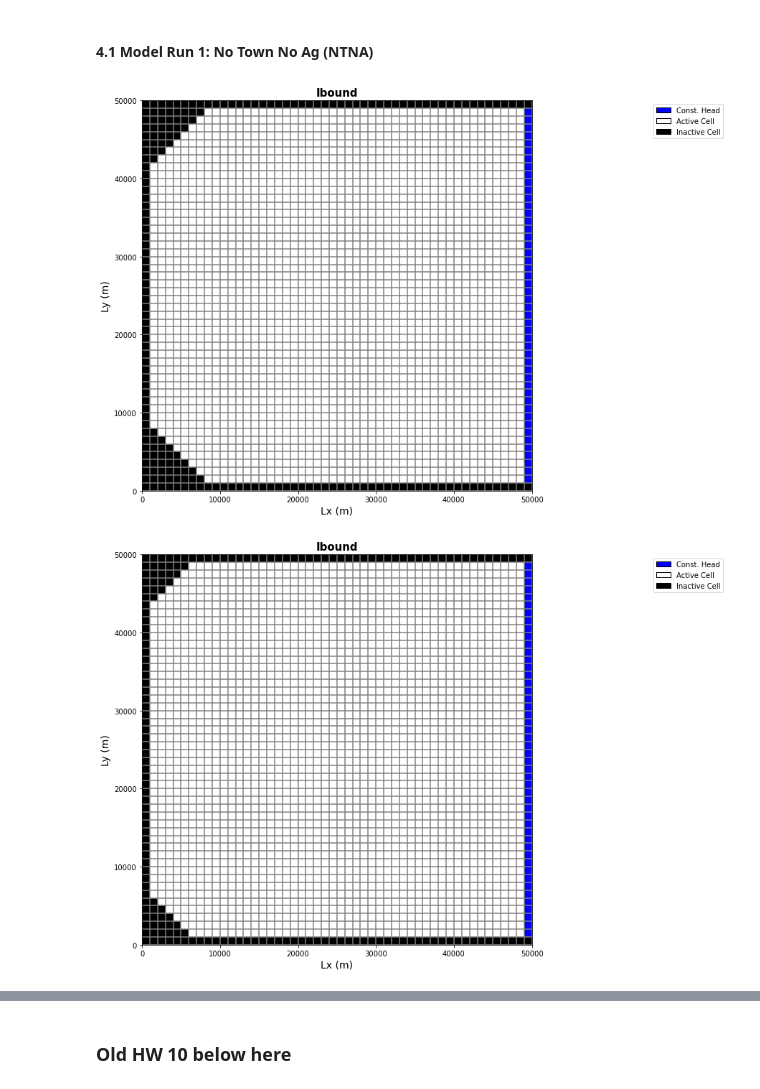
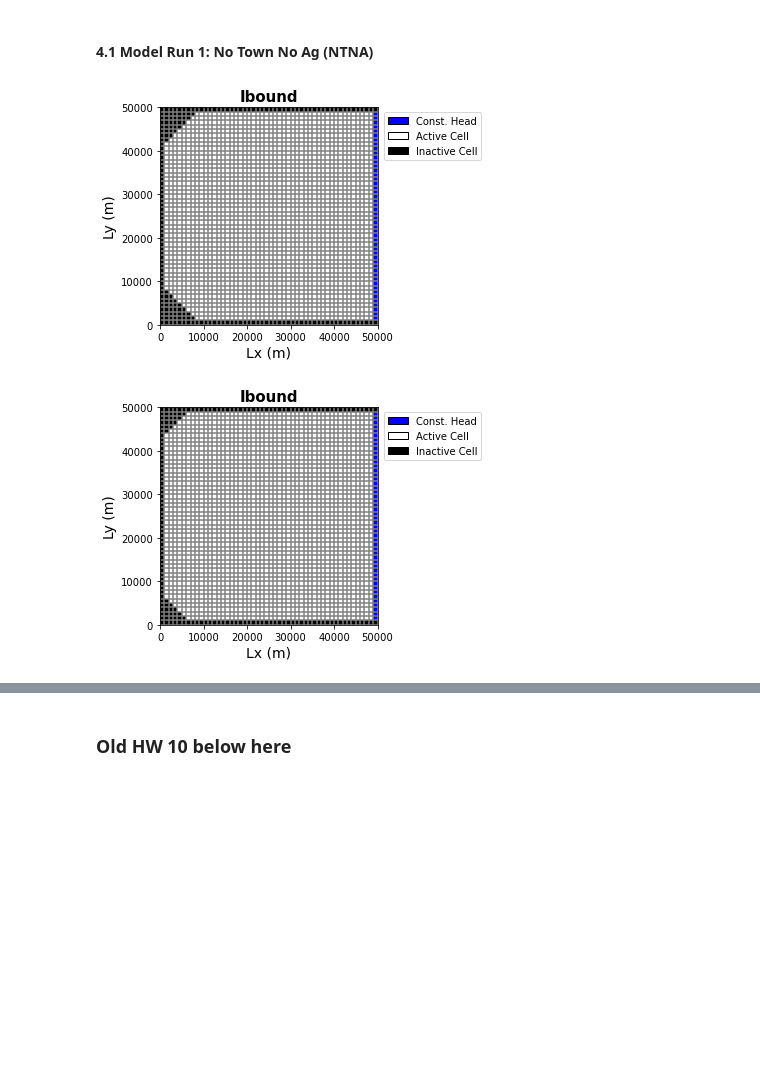
Before and after one commit to GW-modelling-Spring2022/homework-akahler03, a Jupyter notebook: Working/HW12_WatershedModel/HW12_restart_HW10.ipynb, the cells around one changed output, grey strips where cells are left out. Cells and saved outputs as stored; diff of their text form; code cells hidden in the pictures; blank space fills up the shorter version.

```diff
--- a/Working/HW12_WatershedModel/HW12_restart_HW10.ipynb
+++ b/Working/HW12_WatershedModel/HW12_restart_HW10.ipynb
@@ -153,26 +153,14 @@ dis = flopy.modflow.ModflowDis(model=m1, nlay=nlay, nrow=nrow, ncol=ncol,
 
 # Boundary and initial conditions - bas
 #Define cell activity (IBOUND)
-#ibound = np.ones((nlay, nrow, ncol), dtype=np.int32) #integer array of dim (z,y,x), makes all cells active
-#ibound[:,:,0] = -1          #replace leftmost column (all zs, all ys, first x) with -1 to indicate constant head
-#ibound[:,:,49] = -1          #replace rightmost column (all zs, all ys, first x) with -1 to indicate constant head
-ibound = np.ones((nlay, nrow, ncol), dtype=np.int32)
+ibound = np.ones((nlay, nrow, ncol), dtype=np.int32)     #array of ones to make every cell active
 ibound[:, :, -1] = -1   #right boundary of constant head
 ibound[:,:,0] = 0       #left boundary of no flow
 ibound[:,0,:] = 0       #top boundary of no flow
 ibound[:,-1,:] = 0      #bottom boundary of no flow
 
 #Impermeable Bedrock
-#Top layer - upper and lower left
-#for i in range(0,6):
-#    ibound[0:, i, 0:6-i] = 0
-#for i in range(0,6):
-#    ibound[0:, 44+i, 0:1+i] = 0
-
-#Middle layer - upper and lower left
-#for i in range(0,8):
-#    ibound[1, i, 0:8-i] = 0
-
+#Loop credited to David Morales, after much individual and collaborative troubleshooting
 for i in range(0,9):                     #top layer bedrock
     if i <= 5:
         ibound[0, i, 0:5-i] = 0
@@ -186,19 +174,6 @@ for i in range(0,9):                     #top layer bedrock
             ibound[2, k, 0:9-k] = 0
             ibound[2, -1-k, 0:9-k] = 0
 
-
-
-
-#for i in range(0,8):               #adding this throws a termination error - non converge
-#    ibound[1, 42+i, 0:1+i] = 0
-
-#Bottom layer - upper and lower left
-#for i in range(0,10):              #adding this throws a termination error - non converge
-#    ibound[2, i, 0:10-i] = 0
-#for i in range(0,10):              #adding this throws a termination error - non converge
-#    ibound[2, 40+i, 0:1+i] = 0
-
-
 #setup initial heads as 1 everywhere except on the boundaries
 H_init = np.ones((nlay, nrow, ncol), dtype=np.float32)  #float array (i.e. decimal), sets all heads to 1.0
 H_init[:, :, :] = h_right    #initialize the entire domain to the right head value
@@ -207,7 +182,7 @@ bas = flopy.modflow.ModflowBas(m1, ibound=ibound, strt=H_init)
 #------------------------------------------------------
 #Model Map Layer 2
 #plot grid and ibound
-plt.figure(figsize = (10,10))
+plt.figure(figsize = (4,4))
 modelmap = flopy.plot.PlotMapView(model=m1, layer=2)
 grid = modelmap.plot_grid()
 ib = modelmap.plot_ibound()
@@ -224,7 +199,7 @@ plt.show(modelmap)
 
 #Model Map Layer 1
 #plot grid and ibound
-plt.figure(figsize = (10,10))
+plt.figure(figsize = (4,4))
 modelmap = flopy.plot.PlotMapView(model=m1, layer=1)
 grid = modelmap.plot_grid()
 ib = modelmap.plot_ibound()
@@ -241,7 +216,7 @@ plt.show(modelmap)
 
 #Model Map Layer 0
 #plot grid and ibound
-plt.figure(figsize = (10,10))
+plt.figure(figsize = (4,4))
 modelmap = flopy.plot.PlotMapView(model=m1, layer=0)
 grid = modelmap.plot_grid()
 ib = modelmap.plot_ibound()
@@ -255,8 +230,6 @@ plt.legend(handles=[mp.patches.Patch(color='blue',label='Const. Head',ec='black'
                    bbox_to_anchor=(1.5,1.0))
 plt.show(modelmap)
 #-------------------------------------------------------
-
-
 
 #Layer properties - lpf
 lpf = flopy.modflow.ModflowLpf(m1, laytyp=uncnf, hk=Kh,
@@ -264,32 +237,32 @@ lpf = flopy.modflow.ModflowLpf(m1, laytyp=uncnf, hk=Kh,
                                sy=Sy,storagecoefficient=True, ipakcb=53)
 
 #Recharge
 rech_zone = np.zeros((nrow,ncol))               #define an array of zeros of dim (nrow,ncol)
 #rech_zone[:,0:16] = recharge                    #recharge only occurs in 15 leftmost columns
 rch = flopy.modflow.mfrch.ModflowRch(model=m1, rech=rech_zone, ipakcb=53)     #create rch object
 
 #Well
 #well_loc = (0,well_row,well_col) #Well loc should be layer, row, column
 #well_1 = [i for i in well_loc] + [pumping]
 #print(well_1)
 #print("Well 1 [layer, row, column, flux]: \n", well_1)
 #wel_spd = {0: [well_1]} #putting the well in the bottom layer
 #wel = flopy.modflow.ModflowWel(model=m1, stress_period_data=wel_spd)
 
 #Output control - OC
 spd = {(0,0):['print head', 'print budget', 'save head', 'save budget']} #create a dictionary for stress period data, where key (0,0) is associated with value ['print...']
 oc = flopy.modflow.ModflowOc(model=m1, stress_period_data=spd, compact=True)
 
 #Numerical solver - pcg
 pcg = flopy.modflow.ModflowPcg(model=m1)
 
 #write the inputs
 m1.write_input()
 
 #Run the model
 success, mfoutput = m1.run_model(pause=False, report=True)
 if not success:
     raise Exception('MODFLOW did not terminate normally.')
 # %% [output]
-[figure, old version]
+[figure, new version]
-[figure, old version]
+[figure, new version]
```
Also changed, not shown: parts of 1 cell of this notebook.
